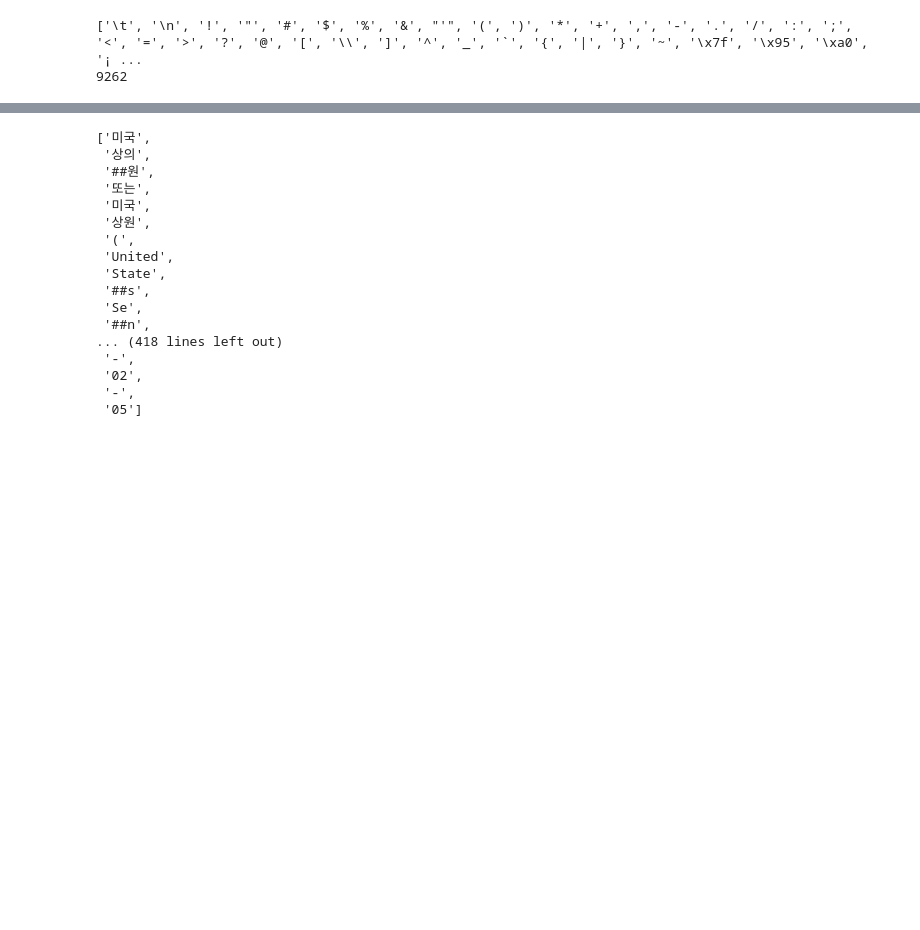
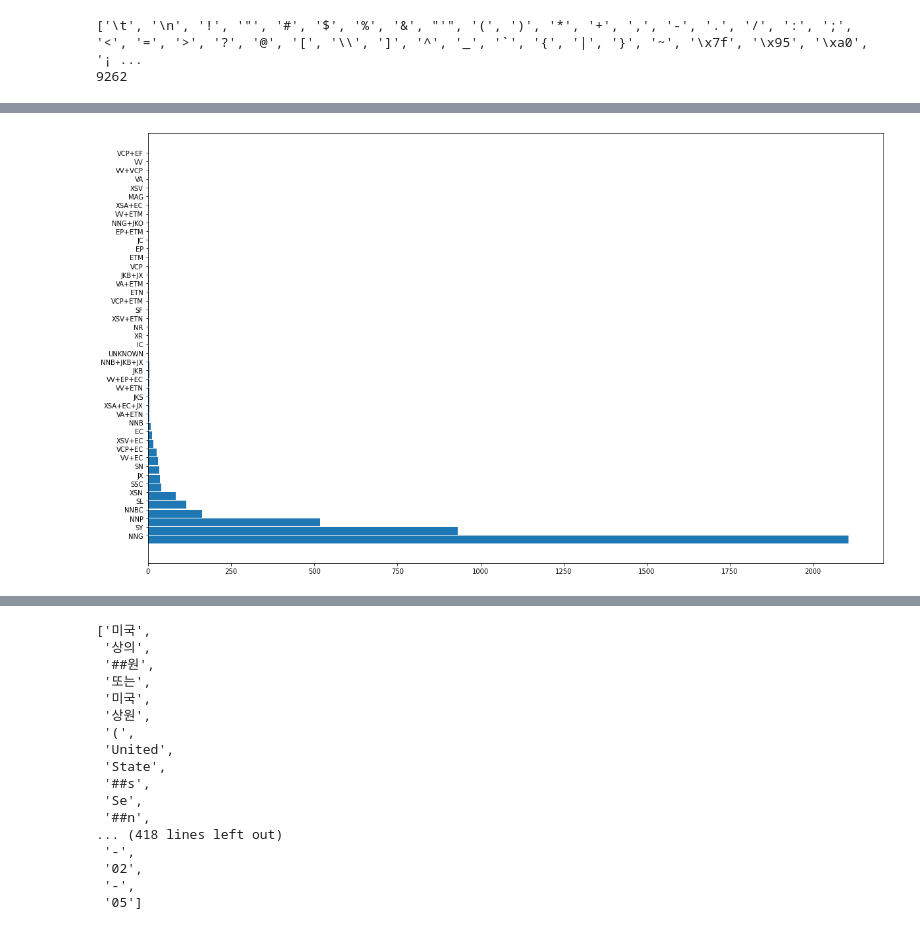
Before and after one commit to boostcampaitech2/mrc-level2-nlp-17, a Jupyter notebook: code/EDA0.ipynb, the cells around one changed output, grey strips where cells are left out. Saved outputs shown, nothing was run; the diff lists cells and outputs as text; code cells hidden in the pictures; blank space fills up the shorter version.

```diff
--- a/code/EDA0.ipynb
+++ b/code/EDA0.ipynb
@@ -221,0 +295,12 @@ for i in range(65200, 66000):
+# %%
+labels, values = zip(*Counter(end_pumsa_tagging).items())
+
+indexes = np.arange(len(labels))
+width = 0.9
+
+plt.figure(figsize=(20, 12))
+plt.barh(indexes, sorted(values, reverse=True), width, )
+plt.yticks(indexes + width * 0.5, labels)
+plt.show()
+# %% [output]
+[figure, added]
```
Also changed, not shown: parts of 19 cells of this notebook.
